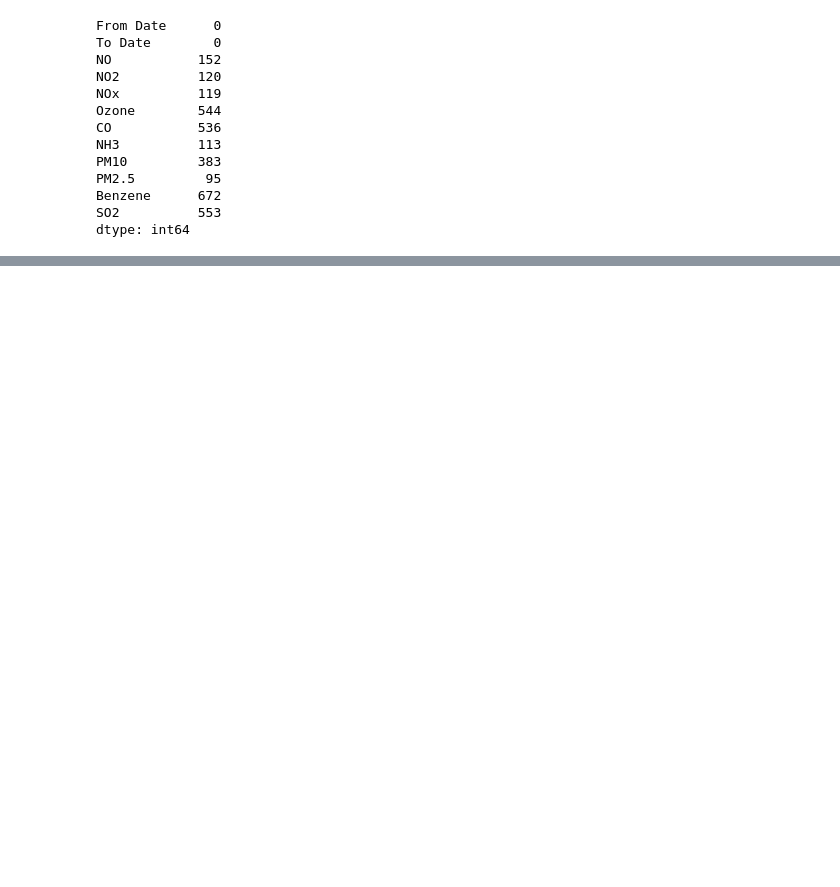
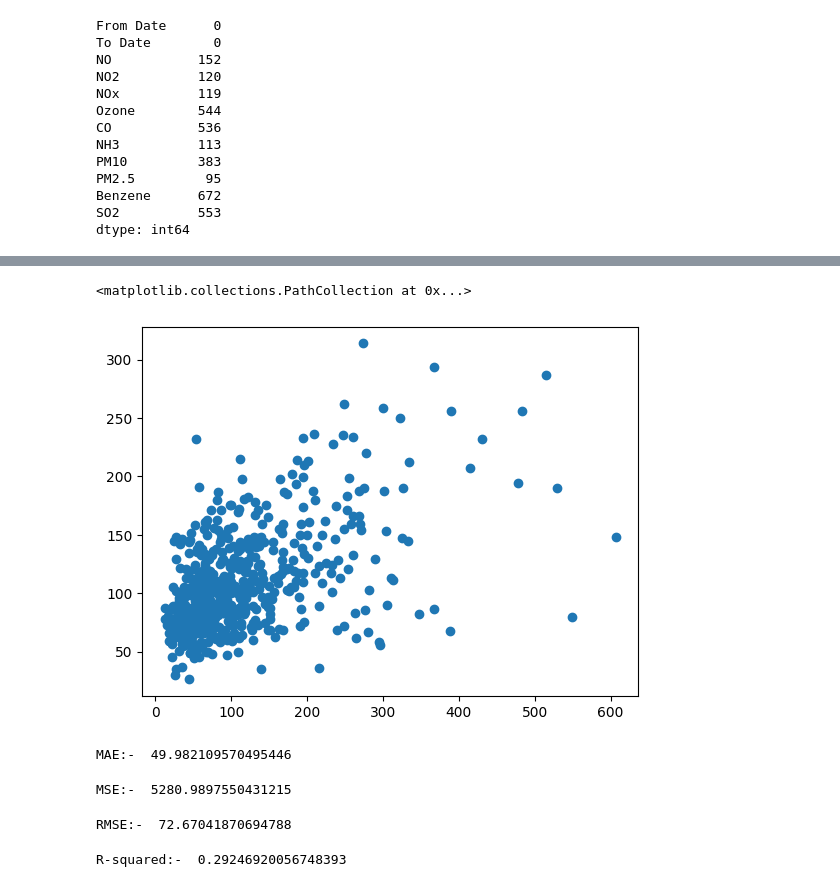
Before and after one commit to aniketTCodes/Mini-Project, a Jupyter notebook: LinearRegression.ipynb, the cells around one changed output, grey strips where cells are left out. Saved outputs shown, nothing was run; the diff lists cells and outputs as text; code cells hidden in the pictures; blank space fills up the shorter version.

```diff
--- a/LinearRegression.ipynb
+++ b/LinearRegression.ipynb
@@ -110,0 +92,3 @@ dtype: int64
+# %%
+x=data.iloc[:,[5,6]]
+y=data.iloc[:,9]
@@ -110,0 +128,2 @@ dtype: int64
+# %%
+xtrain,xtest,ytrain,ytest=train_test_split(x,y,test_size=0.4,random_state=0)
@@ -110,0 +132,10 @@ dtype: int64
+# %%
+linreg=LinearRegression()
+# %%
+linreg.fit(xtrain,ytrain)
+ypred=linreg.predict(xtest)
+# %%
+plt.scatter(ytest,ypred)
+# %% [output]
+<matplotlib.collections.PathCollection at 0x...>
+[figure, added]
@@ -110,0 +144,16 @@ dtype: int64
+# %%
+print(f"MAE:-  {mae(ytest,ypred)}")
+# %% [output]
+MAE:-  49.982109570495446
+# %%
+print(f"MSE:-  {mse(ytest,ypred)}")
+# %% [output]
+MSE:-  5280.9897550431215
+# %%
+print(f"RMSE:-  {np.sqrt(mse(ytest,ypred))}")
+# %% [output]
+RMSE:-  72.67041870694788
+# %%
+print(f"R-squared:-  {r2_score(ytest,ypred)}")
+# %% [output]
+R-squared:-  0.29246920056748393
```
Also changed, not shown: parts of 23 cells of this notebook, 1 other file.
